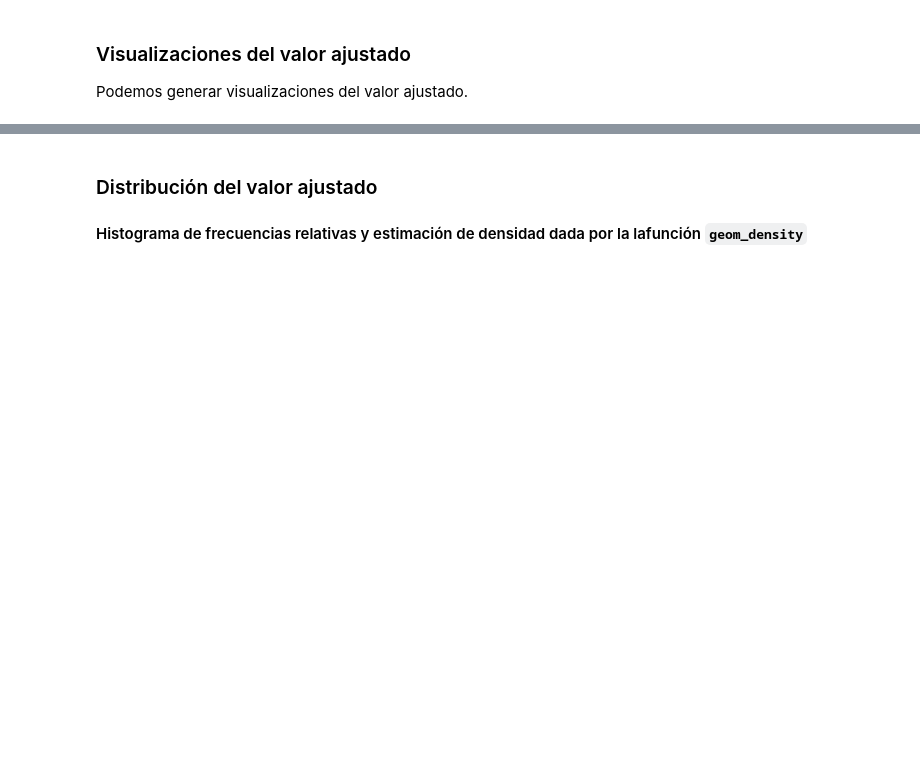
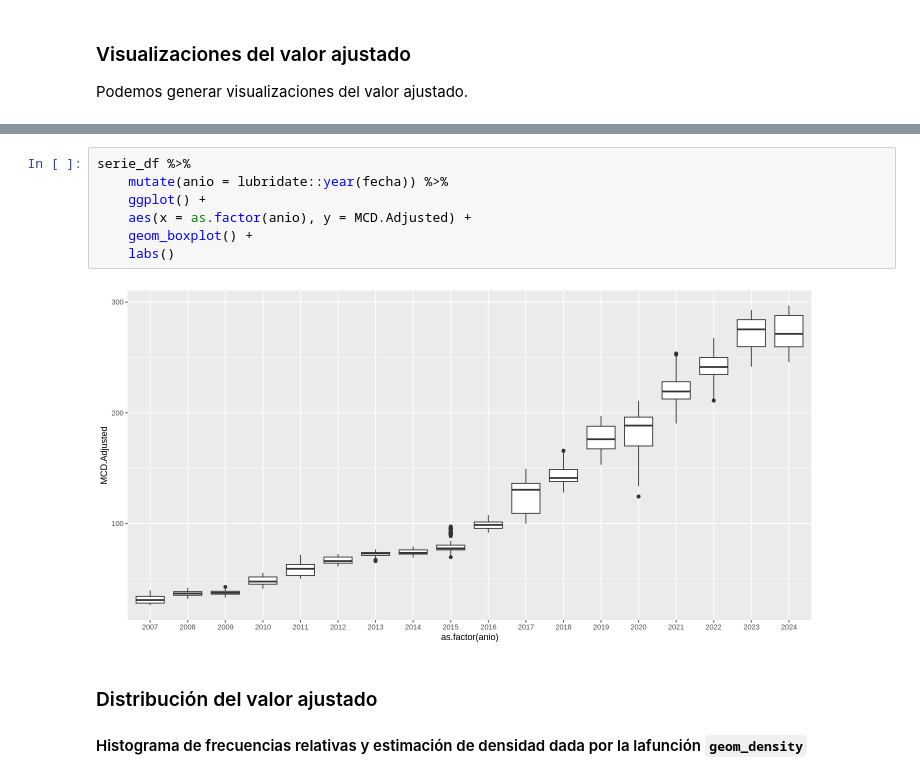
Before and after one commit to majorquev/DBDC_202406_Programacion_en_R_para_ciencia_de_datos, a Jupyter notebook: Clases/C8/Clase8_1_Testeo_de_normalidad.ipynb, the cells around one changed output, grey strips where cells are left out. Drawn from its saved outputs; the diff is of its cells as text; blank space fills up the shorter version.

```diff
--- a/Clases/C8/Clase8_1_Testeo_de_normalidad.ipynb
+++ b/Clases/C8/Clase8_1_Testeo_de_normalidad.ipynb
@@ -84,3 +180,12 @@ Podemos generar visualizaciones del valor ajustado.
+# %%
+serie_df %>%
+    mutate(anio = lubridate::year(fecha)) %>%
+    ggplot() +
+    aes(x = as.factor(anio), y = MCD.Adjusted) +
+    geom_boxplot() +
+    labs()
+# %% [output]
+[figure, added]
 # %% [markdown]
 ### Distribución del valor ajustado
 
```
Also changed, not shown: parts of 31 cells of this notebook.
